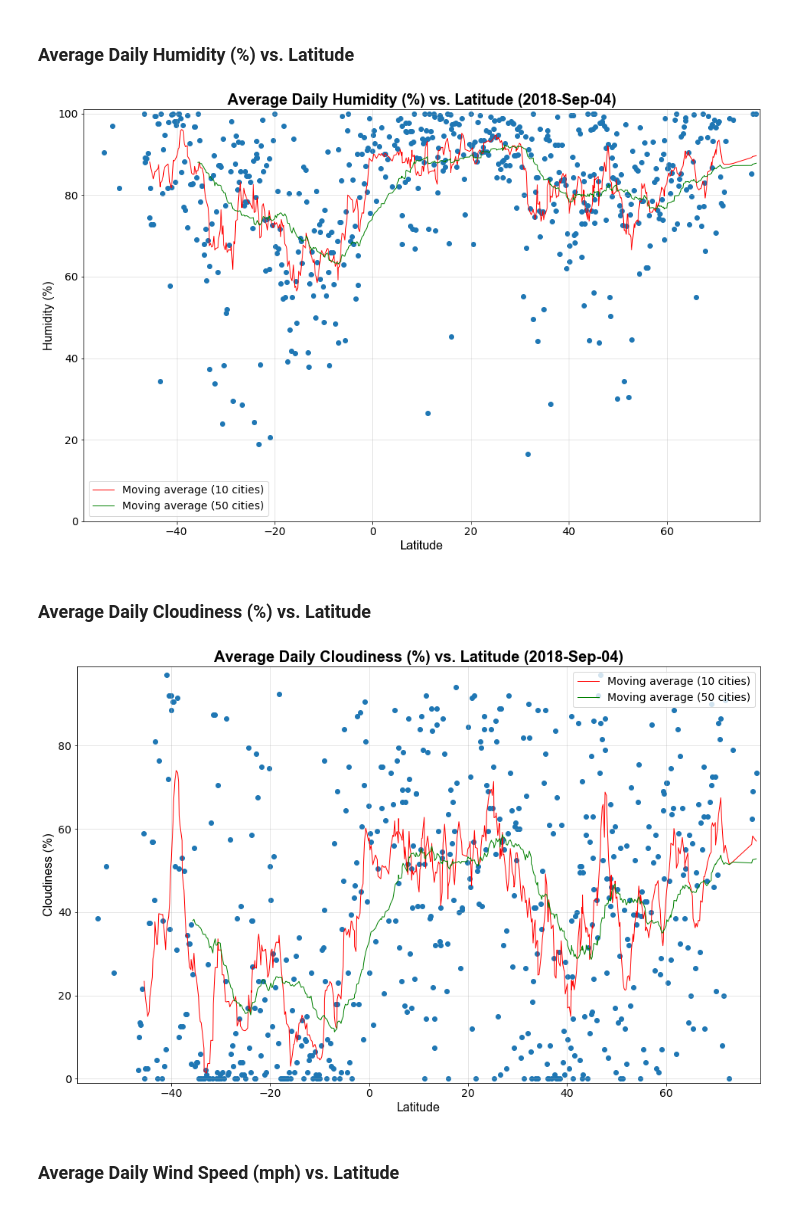
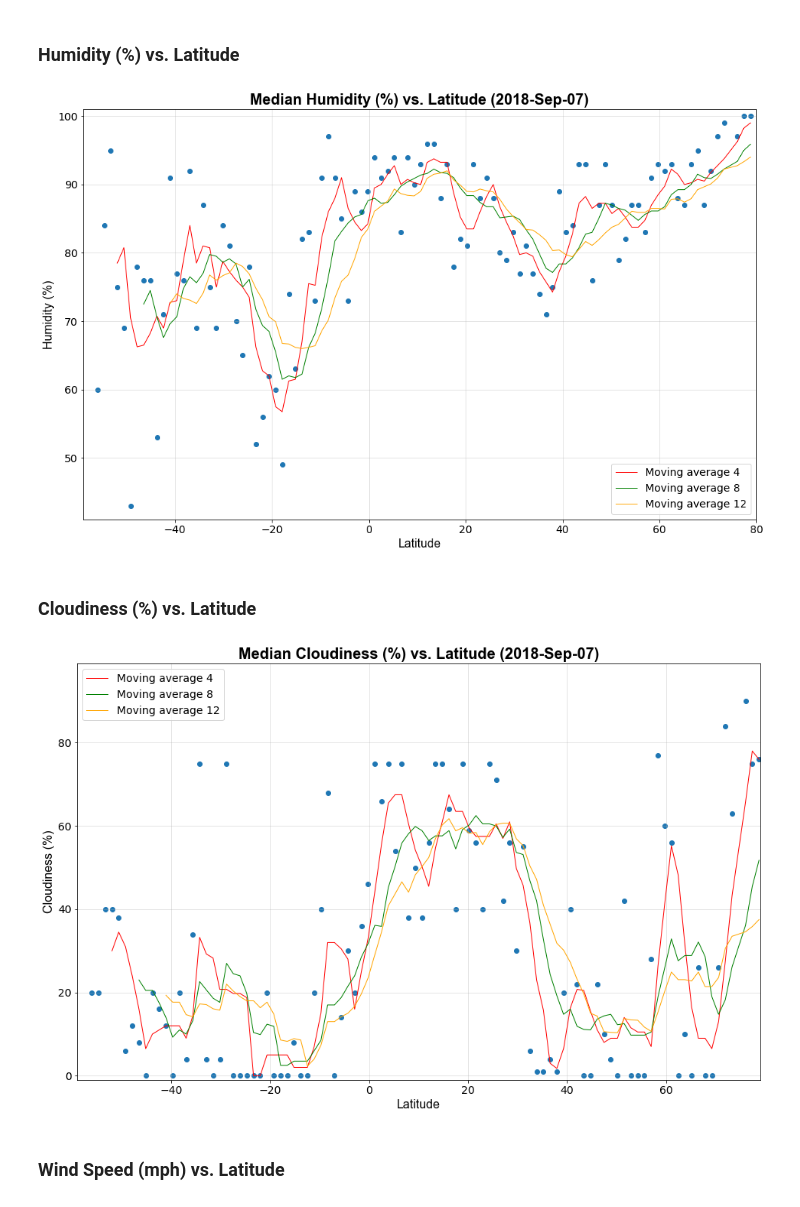
Before and after one commit to Demarsch/data-analytics-bootcamp, a Jupyter notebook: 06 - PyWeather/Code/Pyweather.ipynb, the cells around one changed output. Saved outputs shown, nothing was run; the diff lists cells and outputs as text; code cells hidden in the pictures.

```diff
--- a/06 - PyWeather/Code/Pyweather.ipynb
+++ b/06 - PyWeather/Code/Pyweather.ipynb
@@ -248,0 +92,3 @@ fig_size = (16, 10)
+# %%
+# 2. Sort them by latitude
+cities.sort(key=(lambda x: x['coord']['lat']))
@@ -248,0 +267,11 @@ fig_size = (16, 10)
+# %%
+# Creating a dataframe with all the data
+weather_data = pd.DataFrame({
+    'Latitude': latitude_bins,
+    'Temperature': temperature,
+    'Humidity': humidity,
+    'Cloudiness': cloudiness,
+    'Wind Speed': wind_speed
+}).dropna(how='any').reset_index(drop=True)
+print(f'We have {len(weather_data.index)} data points across the latitude range of {latitude_range:.6f}° which accumulate measurements from {total_cities_count} cities')
+weather_data.head()
@@ -276,58 +315,60 @@ plt.show()
 # %% [markdown]
-### Average Daily Humidity (%) vs. Latitude
+### Humidity (%) vs. Latitude
 # %%
 plt.figure(figsize=fig_size)
-plt.scatter(data['Latitude'], data['Humidity (%)'])
-steps = [10, 50]
-colors = ['red', 'green']
+plt.scatter(weather_data['Latitude'], weather_data['Humidity'])
+steps = [4, 8, 12]
+colors = ['red', 'green', 'orange']
 handles = []
 for i in range(len(steps)):
     step = steps[i]
     color = colors[i]
-    x_axis = data['Latitude'].rolling(step, center=True).max().dropna()
-    y_axis = data['Humidity (%)'].rolling(step, center=True).mean().dropna()
-    handle, = plt.plot(x_axis, y_axis, marker='', linewidth=1, linestyle='solid', color=color, label=f'Moving average ({step} cities)')
+    x_axis = weather_data['Latitude'].rolling(step, center=True).max().dropna()
+    y_axis = weather_data['Humidity'].rolling(step, center=True).mean().dropna()
+    handle, = plt.plot(x_axis, y_axis, marker='', linewidth=1, linestyle='solid', color=color, label=f'Moving average {step}')
     handles.append(handle)
 plt.legend(handles, [handle.get_label() for handle in handles], fontsize=14)
 plt.xlabel('Latitude', **axis_font)
-plt.xlim(-59, 79)
-plt.ylim(0, 101)
+plt.xlim(-59, 80)
+plt.ylim(41, 101)
 plt.xticks(fontsize=ticks_fontsize)
 plt.ylabel('Humidity (%)', **axis_font)
 plt.yticks(fontsize=ticks_fontsize)
-plt.title(f'Average Daily Humidity (%) vs. Latitude ({date_str})', **title_font)
+plt.title(f'Median Humidity (%) vs. Latitude ({date_str})', **title_font)
 plt.grid(alpha=0.4)
 plt.savefig('../Output/Charts/Humidity.png')
 plt.show()
 # %% [output]
-[figure, old version]
+[figure, new version]
 # %% [markdown]
-### Average Daily Cloudiness (%) vs. Latitude
+### Cloudiness (%) vs. Latitude
 # %%
 plt.figure(figsize=fig_size)
-plt.scatter(data['Latitude'], data['Cloudiness (%)'])
+plt.scatter(weather_data['Latitude'], weather_data['Cloudiness'])
+steps = [4, 8, 12]
+colors = ['red', 'green', 'orange']
 handles = []
 for i in range(len(steps)):
     step = steps[i]
     color = colors[i]
-    x_axis = data['Latitude'].rolling(step, center=True).max().dropna()
-    y_axis = data['Cloudiness (%)'].rolling(step, center=True).mean().dropna()
-    handle, = plt.plot(x_axis, y_axis, marker='', linewidth=1, linestyle='solid', color=color, label=f'Moving average ({step} cities)')
+    x_axis = weather_data['Latitude'].rolling(step, center=True).max().dropna()
+    y_axis = weather_data['Cloudiness'].rolling(step, center=True).mean().dropna()
+    handle, = plt.plot(x_axis, y_axis, marker='', linewidth=1, linestyle='solid', color=color, label=f'Moving average {step}')
     handles.append(handle)
 plt.legend(handles, [handle.get_label() for handle in handles], fontsize=14)
 plt.xlabel('Latitude', **axis_font)
 plt.xlim(-59, 79)
 plt.ylim(-1, 99)
 plt.xticks(fontsize=ticks_fontsize)
 plt.ylabel('Cloudiness (%)', **axis_font)
 plt.yticks(fontsize=ticks_fontsize)
-plt.title(f'Average Daily Cloudiness (%) vs. Latitude ({date_str})', **title_font)
+plt.title(f'Median Cloudiness (%) vs. Latitude ({date_str})', **title_font)
 plt.grid(alpha=0.4)
 plt.savefig('../Output/Charts/Cloudiness.png')
 plt.show()
 # %% [output]
-[figure, old version]
+[figure, new version]
 # %% [markdown]
-### Average Daily Wind Speed (mph) vs. Latitude
+### Wind Speed (mph) vs. Latitude
 # %%
 plt.figure(figsize=fig_size)
```
Also changed, not shown: parts of 28 cells of this notebook, 5 other files.
